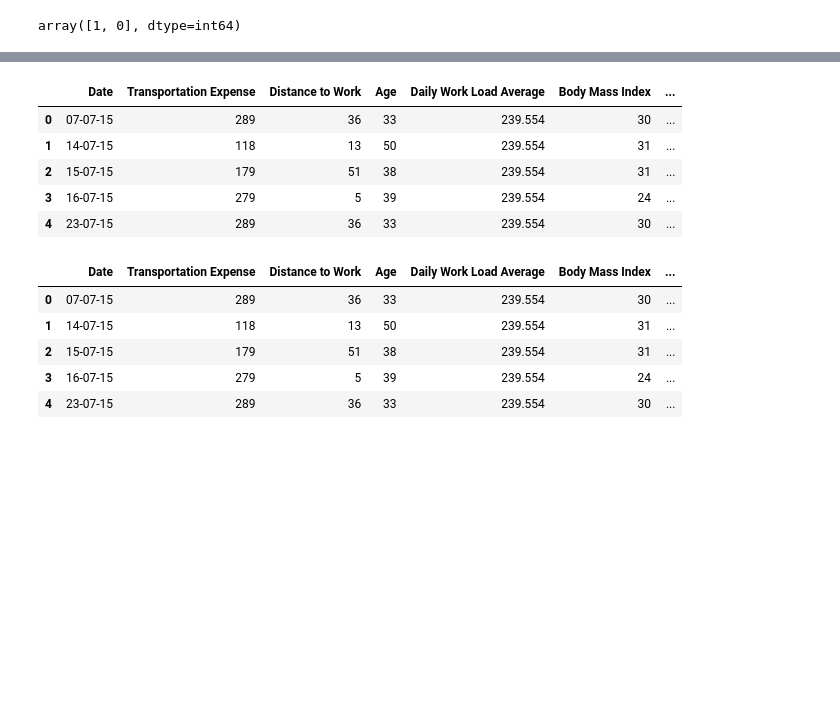
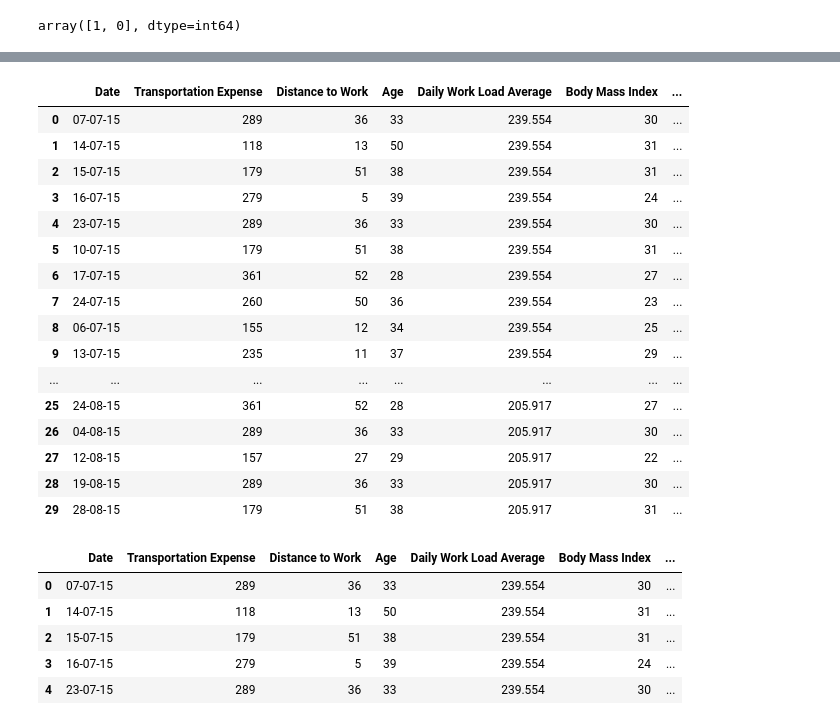
Before and after one commit to Oz174/Data-Science-Repo, a Jupyter notebook: preprocessing/Preprocessing 1 .ipynb, the cells around one changed output, grey strips where cells are left out. Saved outputs shown, nothing was run; the diff lists cells and outputs as text; code cells hidden in the pictures; blank space fills up the shorter version.

```diff
--- a/preprocessing/Preprocessing 1 .ipynb
+++ b/preprocessing/Preprocessing 1 .ipynb
@@ -229,14 +208,25 @@ df = df.drop(['ID'], axis = 1)
 
 df = df.drop(['Reason for Absence'],axis = 1)
 # %%
-df.head()
+df.head(30)
 # %% [output]
 |  | Date | Transportation Expense | Distance to Work | Age | Daily Work Load Average | Body Mass Index | ... |
 | 0 | 07-07-15 | 289 | 36 | 33 | 239.554 | 30 | ... |
 | 1 | 14-07-15 | 118 | 13 | 50 | 239.554 | 31 | ... |
 | 2 | 15-07-15 | 179 | 51 | 38 | 239.554 | 31 | ... |
 | 3 | 16-07-15 | 279 | 5 | 39 | 239.554 | 24 | ... |
 | 4 | 23-07-15 | 289 | 36 | 33 | 239.554 | 30 | ... |
+| 5 | 10-07-15 | 179 | 51 | 38 | 239.554 | 31 | ... |
+| 6 | 17-07-15 | 361 | 52 | 28 | 239.554 | 27 | ... |
+| 7 | 24-07-15 | 260 | 50 | 36 | 239.554 | 23 | ... |
+| 8 | 06-07-15 | 155 | 12 | 34 | 239.554 | 25 | ... |
+| 9 | 13-07-15 | 235 | 11 | 37 | 239.554 | 29 | ... |
+| ... | ... | ... | ... | ... | ... | ... | ... |
+| 25 | 24-08-15 | 361 | 52 | 28 | 205.917 | 27 | ... |
+| 26 | 04-08-15 | 289 | 36 | 33 | 205.917 | 30 | ... |
+| 27 | 12-08-15 | 157 | 27 | 29 | 205.917 | 22 | ... |
+| 28 | 19-08-15 | 289 | 36 | 33 | 205.917 | 30 | ... |
+| 29 | 28-08-15 | 179 | 51 | 38 | 205.917 | 31 | ... |
 # %%
 df = pd.concat([df,reason_type_1,reason_type_2,reason_type_3,reason_type_4], axis=1)
 # %%
```
Also changed, not shown: parts of 32 cells of this notebook, 5 other files.
